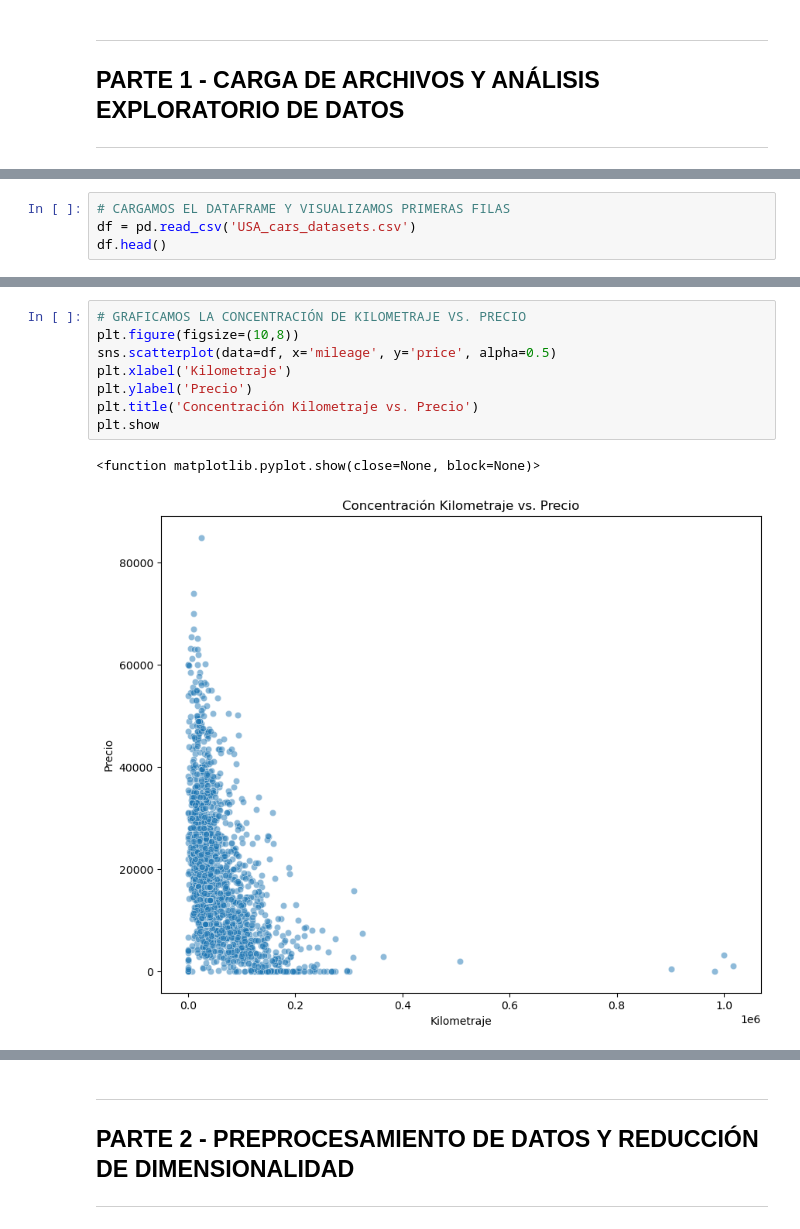
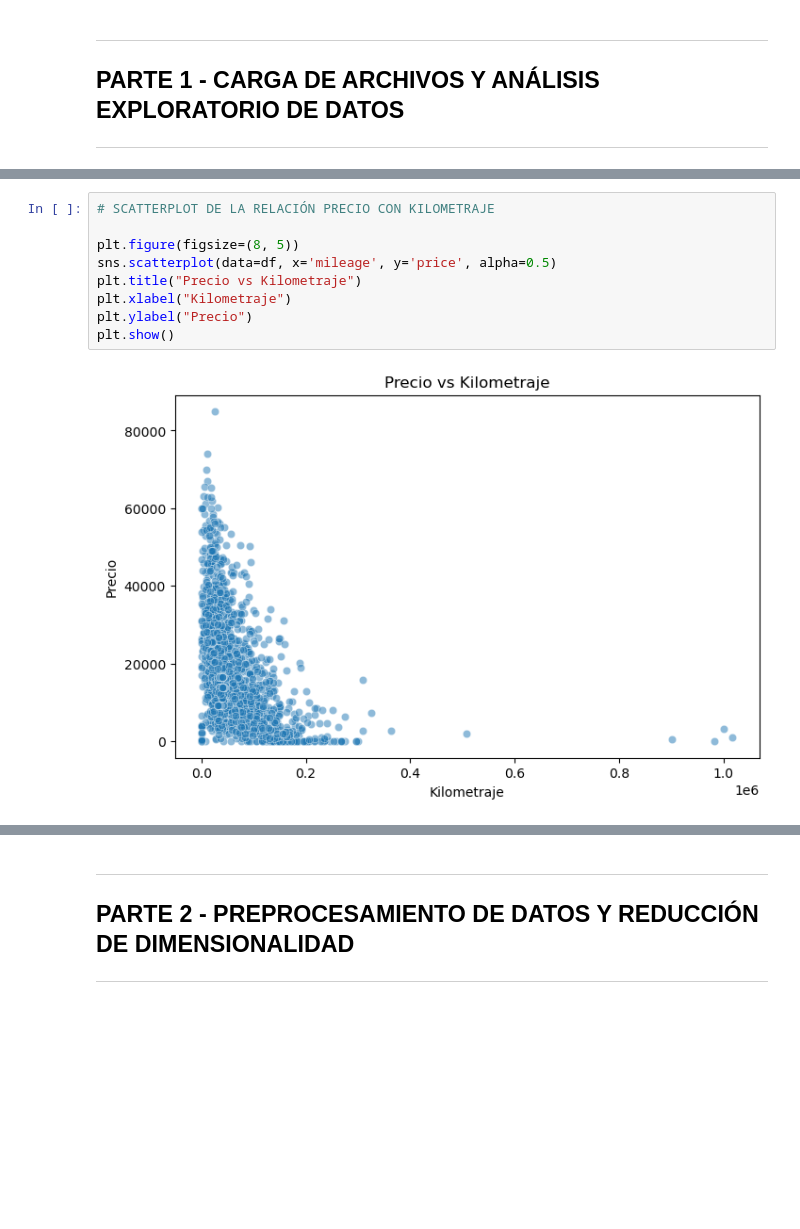
Before and after one commit to J-SALGADOM/IIA_Proyecto, a Jupyter notebook: IIA_Proyecto_Codigo.ipynb, the cells around one changed output, grey strips where cells are left out. Saved outputs shown, nothing was run; the diff lists cells and outputs as text; blank space fills up the shorter version.

```diff
--- a/IIA_Proyecto_Codigo.ipynb
+++ b/IIA_Proyecto_Codigo.ipynb
@@ -25,4 +25,0 @@ from sklearn.ensemble import RandomForestRegressor
-# %%
-# CARGAMOS EL DATAFRAME Y VISUALIZAMOS PRIMERAS FILAS
-df = pd.read_csv('USA_cars_datasets.csv')
-df.head()
@@ -125,12 +138,12 @@ plt.show()
 # %%
-# GRAFICAMOS LA CONCENTRACIÓN DE KILOMETRAJE VS. PRECIO
-plt.figure(figsize=(10,8))
+# SCATTERPLOT DE LA RELACIÓN PRECIO CON KILOMETRAJE
+
+plt.figure(figsize=(8, 5))
 sns.scatterplot(data=df, x='mileage', y='price', alpha=0.5)
-plt.xlabel('Kilometraje')
-plt.ylabel('Precio')
-plt.title('Concentración Kilometraje vs. Precio')
-plt.show
+plt.title("Precio vs Kilometraje")
+plt.xlabel("Kilometraje")
+plt.ylabel("Precio")
+plt.show()
 # %% [output]
-<function matplotlib.pyplot.show(close=None, block=None)>
-[figure, old version]
+[figure, new version]
 # %%
```
Also changed, not shown: parts of 54 cells of this notebook.
